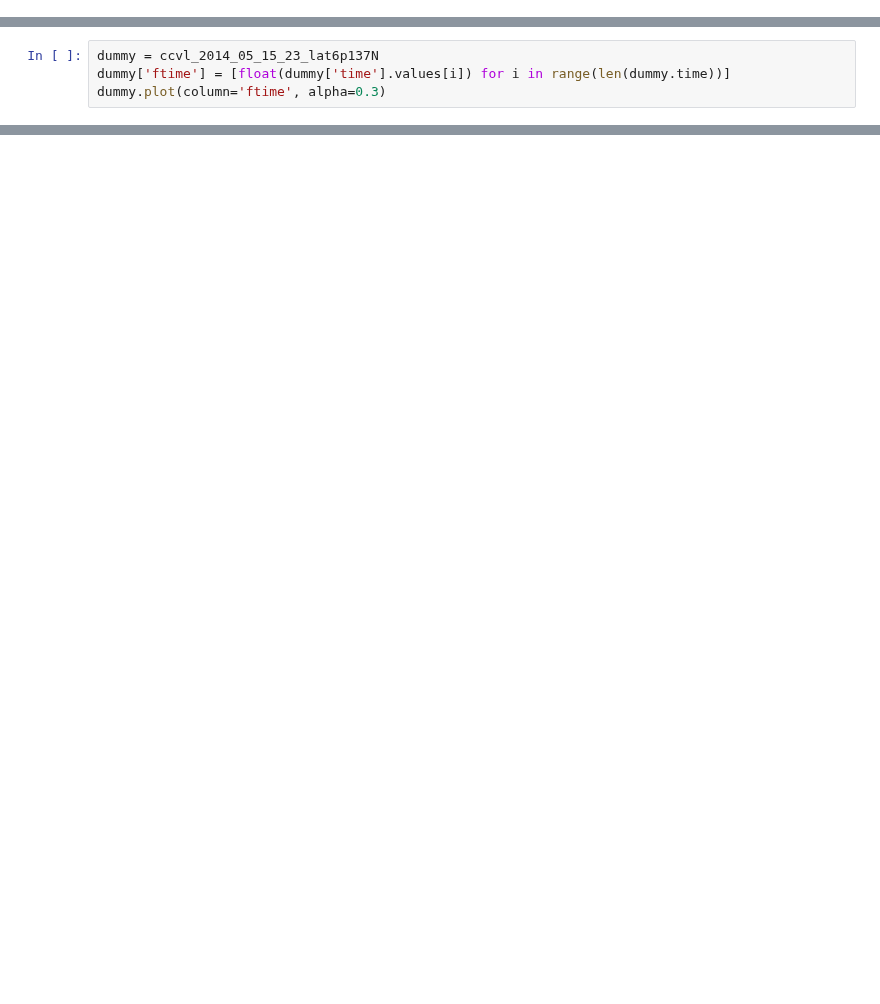
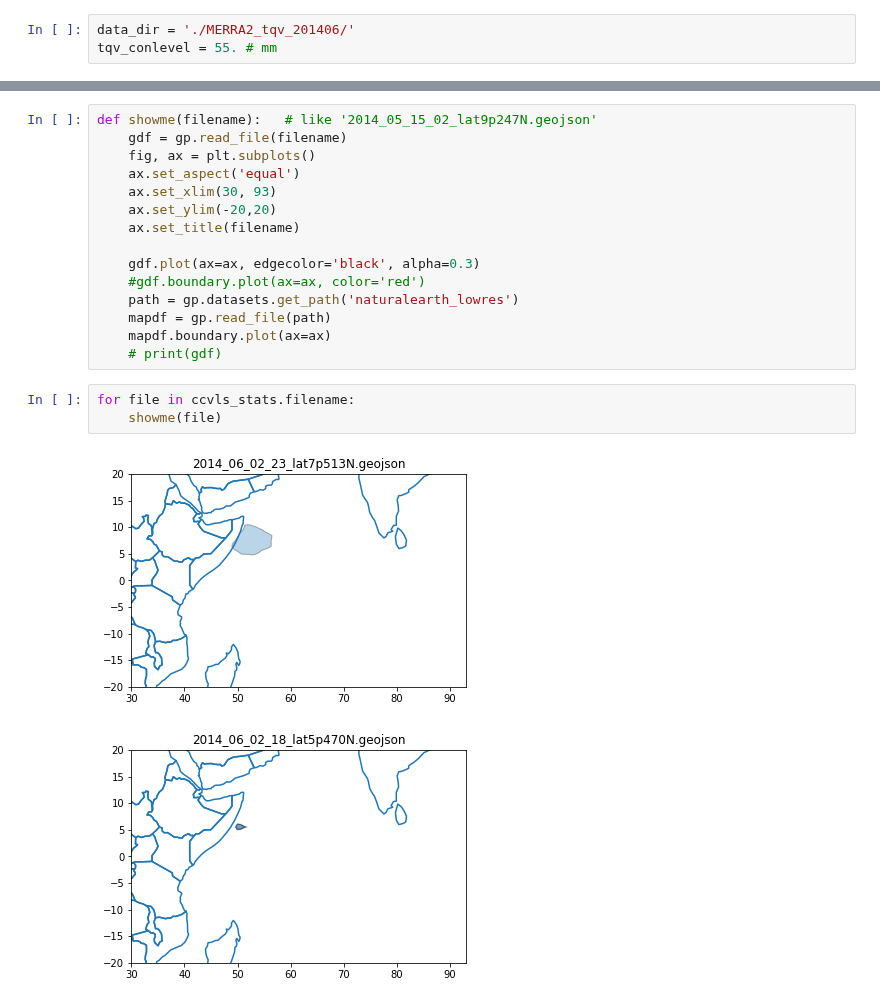
Before and after one commit to snigsam/VaporLakes, a Jupyter notebook: Track_Lakes_Back_GeoPandas.ipynb, the cells around one changed output, grey strips where cells are left out. Drawn from its saved outputs; the diff is of its cells as text; blank space fills up the shorter version.

```diff
--- a/Track_Lakes_Back_GeoPandas.ipynb
+++ b/Track_Lakes_Back_GeoPandas.ipynb
@@ -4,0 +12,3 @@ Sat Jun 12 00:16:14 MDT 2021
+# %%
+data_dir = './MERRA2_tqv_201406/'
+tqv_conlevel = 55. # mm
@@ -336,4 +82,0 @@ ccvl_2014_05_15_23_lat6p137N.boundary.plot() #.time.values
-# %%
-dummy = ccvl_2014_05_15_23_lat6p137N
-dummy['ftime'] = [float(dummy['time'].values[i]) for i in range(len(dummy.time))]
-dummy.plot(column='ftime', alpha=0.3)
@@ -363,0 +380,21 @@ ccvl_stats
+# %%
+def showme(filename):   # like '2014_05_15_02_lat9p247N.geojson'
+    gdf = gp.read_file(filename)
+    fig, ax = plt.subplots()
+    ax.set_aspect('equal')
+    ax.set_xlim(30, 93)
+    ax.set_ylim(-20,20)
+    ax.set_title(filename)
+
+    gdf.plot(ax=ax, edgecolor='black', alpha=0.3)
+    #gdf.boundary.plot(ax=ax, color='red')
+    path = gp.datasets.get_path('naturalearth_lowres')
+    mapdf = gp.read_file(path)
+    mapdf.boundary.plot(ax=ax)
+    # print(gdf)
+# %%
+for file in ccvls_stats.filename:
+    showme(file)
+# %% [output]
+[figure, added]
+[figure, added]
```
Also changed, not shown: parts of 21 cells of this notebook, 1 other file.
